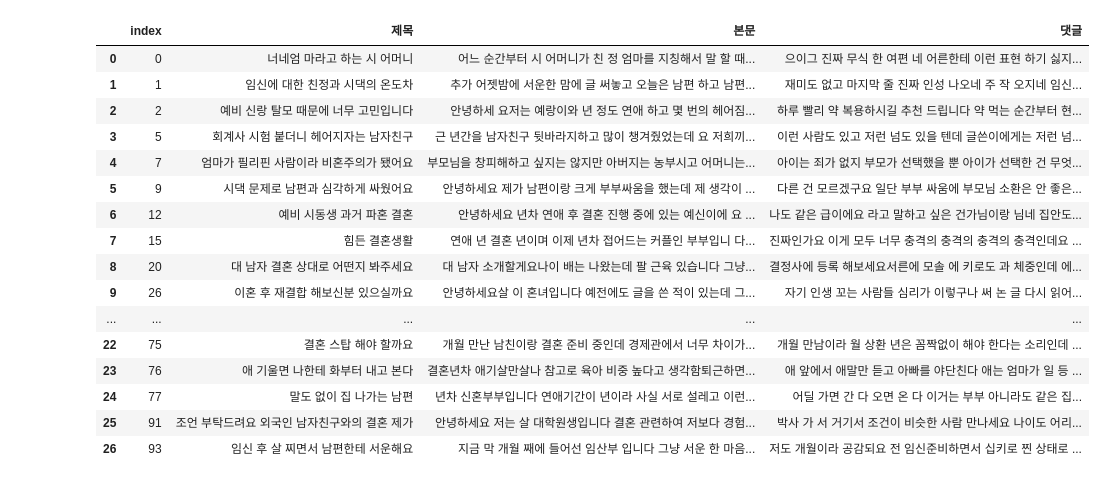
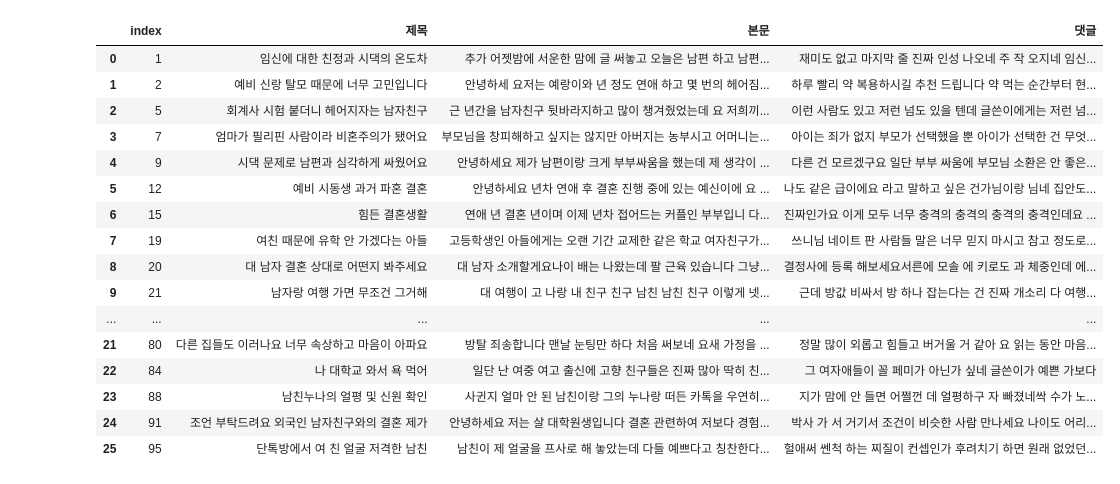
Before and after one commit to CSID-DGU/2021-1-CECD3-Bigdaterminator-5, a Jupyter notebook: source/nate_pann/네이트판_감성분석.ipynb, the cells around one changed output. Cells and saved outputs as stored; diff of their text form; code cells hidden in the pictures.

```diff
--- a/source/nate_pann/네이트판_감성분석.ipynb
+++ b/source/nate_pann/네이트판_감성분석.ipynb
@@ -17,39 +17,39 @@ from konlpy.tag import Komoran
 # %%
 #각 키워드에 해당하는 내용 정리
 #예시: ['결혼', '남자', '남편', '본인', '부모', '시간', '엄마', '여자', '자기', '친구']
 from IPython.core.display import display, HTML
 from konlpy.tag import Okt
 
 #키워드에 해당하는 제목, 본문, 댓글 출력, 추후 iteration 돌며 10가지 모두 할 것
-key = '결혼'
+key = '친구'
 
 final = pd.DataFrame(columns = ['contents'])
 
 f = pd.read_csv('natepann.csv')
 
 is_key = f['본문'].str.contains(key, na=False)
 
 f_key = f[is_key]
 f_key = f_key.reset_index()
 f_key
 # %% [output]
 |  | index | 제목 | 본문 | 댓글 |
-| 0 | 0 | 너네엄 마라고 하는 시 어머니 | 어느 순간부터 시 어머니가 친 정 엄마를 지칭해서 말 할 때... | 으이그 진짜 무식 한 여편 네 어른한테 이런 표현 하기 싫지... |
-| 1 | 1 | 임신에 대한 친정과 시댁의 온도차 | 추가 어젯밤에 서운한 맘에 글 써놓고 오늘은 남편 하고 남편... | 재미도 없고 마지막 줄 진짜 인성 나오네 주 작 오지네 임신... |
-| 2 | 2 | 예비 신랑 탈모 때문에 너무 고민입니다 | 안녕하세 요저는 예랑이와 년 정도 연애 하고 몇 번의 헤어짐... | 하루 빨리 약 복용하시길 추천 드립니다 약 먹는 순간부터 현... |
-| 3 | 5 | 회계사 시험 붙더니 헤어지자는 남자친구 | 근 년간을 남자친구 뒷바라지하고 많이 챙겨줬었는데 요 저희끼... | 이런 사람도 있고 저런 넘도 있을 텐데 글쓴이에게는 저런 넘... |
-| 4 | 7 | 엄마가 필리핀 사람이라 비혼주의가 됐어요 | 부모님을 창피해하고 싶지는 않지만 아버지는 농부시고 어머니는... | 아이는 죄가 없지 부모가 선택했을 뿐 아이가 선택한 건 무엇... |
-| 5 | 9 | 시댁 문제로 남편과 심각하게 싸웠어요 | 안녕하세요 제가 남편이랑 크게 부부싸움을 했는데 제 생각이 ... | 다른 건 모르겠구요 일단 부부 싸움에 부모님 소환은 안 좋은... |
-| 6 | 12 | 예비 시동생 과거 파혼 결혼 | 안녕하세요 년차 연애 후 결혼 진행 중에 있는 예신이에 요 ... | 나도 같은 급이에요 라고 말하고 싶은 건가님이랑 님네 집안도... |
-| 7 | 15 | 힘든 결혼생활 | 연애 년 결혼 년이며 이제 년차 접어드는 커플인 부부입니 다... | 진짜인가요 이게 모두 너무 충격의 충격의 충격의 충격인데요 ... |
+| 0 | 1 | 임신에 대한 친정과 시댁의 온도차 | 추가 어젯밤에 서운한 맘에 글 써놓고 오늘은 남편 하고 남편... | 재미도 없고 마지막 줄 진짜 인성 나오네 주 작 오지네 임신... |
+| 1 | 2 | 예비 신랑 탈모 때문에 너무 고민입니다 | 안녕하세 요저는 예랑이와 년 정도 연애 하고 몇 번의 헤어짐... | 하루 빨리 약 복용하시길 추천 드립니다 약 먹는 순간부터 현... |
+| 2 | 5 | 회계사 시험 붙더니 헤어지자는 남자친구 | 근 년간을 남자친구 뒷바라지하고 많이 챙겨줬었는데 요 저희끼... | 이런 사람도 있고 저런 넘도 있을 텐데 글쓴이에게는 저런 넘... |
+| 3 | 7 | 엄마가 필리핀 사람이라 비혼주의가 됐어요 | 부모님을 창피해하고 싶지는 않지만 아버지는 농부시고 어머니는... | 아이는 죄가 없지 부모가 선택했을 뿐 아이가 선택한 건 무엇... |
+| 4 | 9 | 시댁 문제로 남편과 심각하게 싸웠어요 | 안녕하세요 제가 남편이랑 크게 부부싸움을 했는데 제 생각이 ... | 다른 건 모르겠구요 일단 부부 싸움에 부모님 소환은 안 좋은... |
+| 5 | 12 | 예비 시동생 과거 파혼 결혼 | 안녕하세요 년차 연애 후 결혼 진행 중에 있는 예신이에 요 ... | 나도 같은 급이에요 라고 말하고 싶은 건가님이랑 님네 집안도... |
+| 6 | 15 | 힘든 결혼생활 | 연애 년 결혼 년이며 이제 년차 접어드는 커플인 부부입니 다... | 진짜인가요 이게 모두 너무 충격의 충격의 충격의 충격인데요 ... |
+| 7 | 19 | 여친 때문에 유학 안 가겠다는 아들 | 고등학생인 아들에게는 오랜 기간 교제한 같은 학교 여자친구가... | 쓰니님 네이트 판 사람들 말은 너무 믿지 마시고 참고 정도로... |
 | 8 | 20 | 대 남자 결혼 상대로 어떤지 봐주세요 | 대 남자 소개할게요나이 배는 나왔는데 팔 근육 있습니다 그냥... | 결정사에 등록 해보세요서른에 모솔 에 키로도 과 체중인데 에... |
-| 9 | 26 | 이혼 후 재결합 해보신분 있으실까요 | 안녕하세요살 이 혼녀입니다 예전에도 글을 쓴 적이 있는데 그... | 자기 인생 꼬는 사람들 심리가 이렇구나 써 논 글 다시 읽어... |
+| 9 | 21 | 남자랑 여행 가면 무조건 그거해 | 대 여행이 고 나랑 내 친구 친구 남친 남친 친구 이렇게 넷... | 근데 방값 비싸서 방 하나 잡는다는 건 진짜 개소리 다 여행... |
 | ... | ... | ... | ... | ... |
-| 22 | 75 | 결혼 스탑 해야 할까요 | 개월 만난 남친이랑 결혼 준비 중인데 경제관에서 너무 차이가... | 개월 만남이라 월 상환 년은 꼼짝없이 해야 한다는 소리인데 ... |
-| 23 | 76 | 애 기울면 나한테 화부터 내고 본다 | 결혼년차 애기살만살나 참고로 육아 비중 높다고 생각함퇴근하면... | 애 앞에서 애말만 듣고 아빠를 야단친다 애는 엄마가 일 등 ... |
-| 24 | 77 | 말도 없이 집 나가는 남편 | 년차 신혼부부입니다 연애기간이 년이라 사실 서로 설레고 이런... | 어딜 가면 간 다 오면 온 다 이거는 부부 아니라도 같은 집... |
-| 25 | 91 | 조언 부탁드려요 외국인 남자친구와의 결혼 제가 | 안녕하세요 저는 살 대학원생입니다 결혼 관련하여 저보다 경험... | 박사 가 서 거기서 조건이 비슷한 사람 만나세요 나이도 어리... |
-| 26 | 93 | 임신 후 살 찌면서 남편한테 서운해요 | 지금 막 개월 째에 들어선 임산부 입니다 그냥 서운 한 마음... | 저도 개월이라 공감되요 전 임신준비하면서 십키로 찐 상태로 ... |
+| 21 | 80 | 다른 집들도 이러나요 너무 속상하고 마음이 아파요 | 방탈 죄송합니다 맨날 눈팅만 하다 처음 써보네 요새 가정을 ... | 정말 많이 외롭고 힘들고 버거울 거 같아 요 읽는 동안 마음... |
+| 22 | 84 | 나 대학교 와서 욕 먹어 | 일단 난 여중 여고 출신에 고향 친구들은 진짜 많아 딱히 친... | 그 여자애들이 꼴 페미가 아닌가 싶네 글쓴이가 예쁜 가보다 |
+| 23 | 88 | 남친누나의 얼평 및 신원 확인 | 사귄지 얼마 안 된 남친이랑 그의 누나랑 떠든 카톡을 우연히... | 지가 맘에 안 들면 어쩔껀 데 얼평하구 자 빠졌네싹 수가 노... |
+| 24 | 91 | 조언 부탁드려요 외국인 남자친구와의 결혼 제가 | 안녕하세요 저는 살 대학원생입니다 결혼 관련하여 저보다 경험... | 박사 가 서 거기서 조건이 비슷한 사람 만나세요 나이도 어리... |
+| 25 | 95 | 단톡방에서 여 친 얼굴 저격한 남친 | 남친이 제 얼굴을 프사로 해 놓았는데 다들 예쁘다고 칭찬한다... | 헐애써 쎈척 하는 찌질이 컨셉인가 후려치기 하면 원래 없었던... |
 # %%
 final_key = pd.DataFrame(columns = ['tokenized'])
 komoran = Komoran()
```
Also changed, not shown: parts of 5 cells of this notebook.
